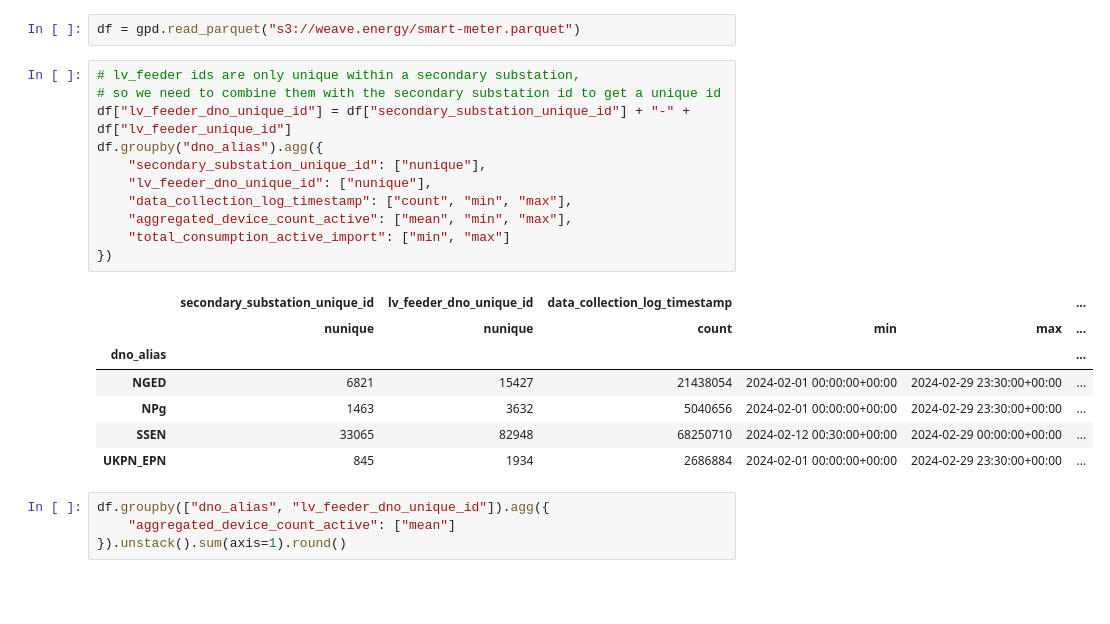
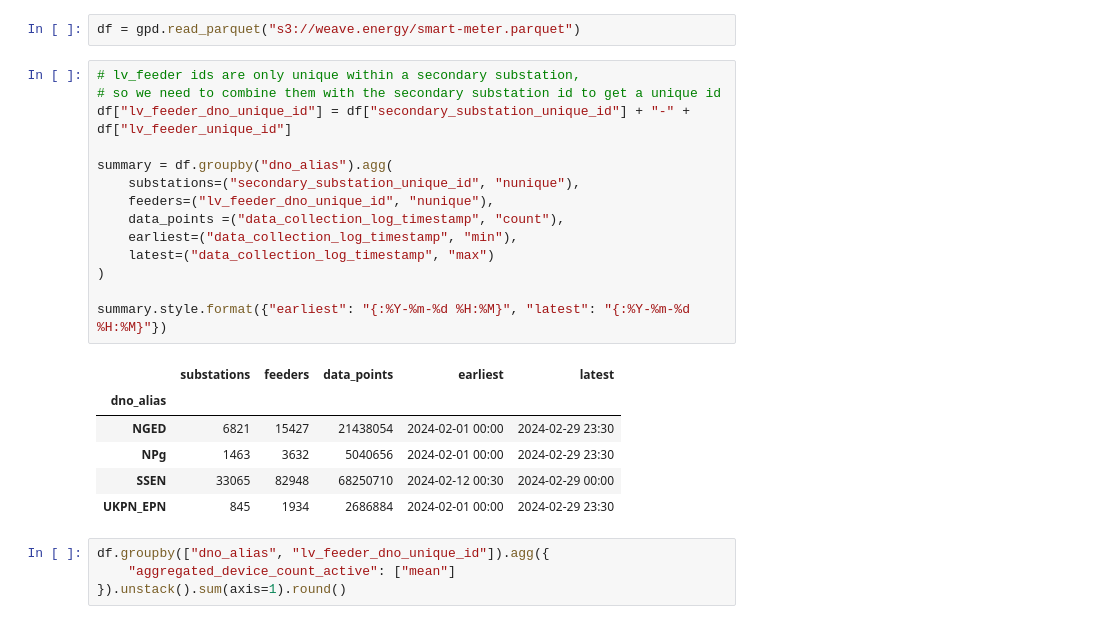
Before and after one commit to centre-for-ai-and-climate/lv-feeder-smart-meter-data, a Jupyter notebook: geoparquet-example.ipynb, the cells around one changed output. Cells and saved outputs as stored; diff of their text form; blank space fills up the shorter version.

Commit message:
Update overall summary table to be more readable

```diff
--- a/geoparquet-example.ipynb
+++ b/geoparquet-example.ipynb
@@ -150,22 +150,24 @@ df = gpd.read_parquet("s3://weave.energy/smart-meter.parquet")
 # %%
 # lv_feeder ids are only unique within a secondary substation,
 # so we need to combine them with the secondary substation id to get a unique id
 df["lv_feeder_dno_unique_id"] = df["secondary_substation_unique_id"] + "-" + df["lv_feeder_unique_id"]
-df.groupby("dno_alias").agg({
-    "secondary_substation_unique_id": ["nunique"],
-    "lv_feeder_dno_unique_id": ["nunique"],
-    "data_collection_log_timestamp": ["count", "min", "max"],
-    "aggregated_device_count_active": ["mean", "min", "max"],
-    "total_consumption_active_import": ["min", "max"]
-})
+
+summary = df.groupby("dno_alias").agg(
+    substations=("secondary_substation_unique_id", "nunique"),
+    feeders=("lv_feeder_dno_unique_id", "nunique"),
+    data_points =("data_collection_log_timestamp", "count"),
+    earliest=("data_collection_log_timestamp", "min"),
+    latest=("data_collection_log_timestamp", "max")
+)
+
+summary.style.format({"earliest": "{:%Y-%m-%d %H:%M}", "latest": "{:%Y-%m-%d %H:%M}"})
 # %% [output]
-|  | secondary_substation_unique_id | lv_feeder_dno_unique_id | data_collection_log_timestamp |  |  | ... |
-|  | nunique | nunique | count | min | max | ... |
-| dno_alias |  |  |  |  |  | ... |
-| NGED | 6821 | 15427 | 21438054 | 2024-02-01 00:00:00+00:00 | 2024-02-29 23:30:00+00:00 | ... |
-| NPg | 1463 | 3632 | 5040656 | 2024-02-01 00:00:00+00:00 | 2024-02-29 23:30:00+00:00 | ... |
-| SSEN | 33065 | 82948 | 68250710 | 2024-02-12 00:30:00+00:00 | 2024-02-29 00:00:00+00:00 | ... |
-| UKPN_EPN | 845 | 1934 | 2686884 | 2024-02-01 00:00:00+00:00 | 2024-02-29 23:30:00+00:00 | ... |
+|  | substations | feeders | data_points | earliest | latest |
+| dno_alias |  |  |  |  |  |
+| NGED | 6821 | 15427 | 21438054 | 2024-02-01 00:00 | 2024-02-29 23:30 |
+| NPg | 1463 | 3632 | 5040656 | 2024-02-01 00:00 | 2024-02-29 23:30 |
+| SSEN | 33065 | 82948 | 68250710 | 2024-02-12 00:30 | 2024-02-29 00:00 |
+| UKPN_EPN | 845 | 1934 | 2686884 | 2024-02-01 00:00 | 2024-02-29 23:30 |
 # %%
 df.groupby(["dno_alias", "lv_feeder_dno_unique_id"]).agg({
     "aggregated_device_count_active": ["mean"]
```
